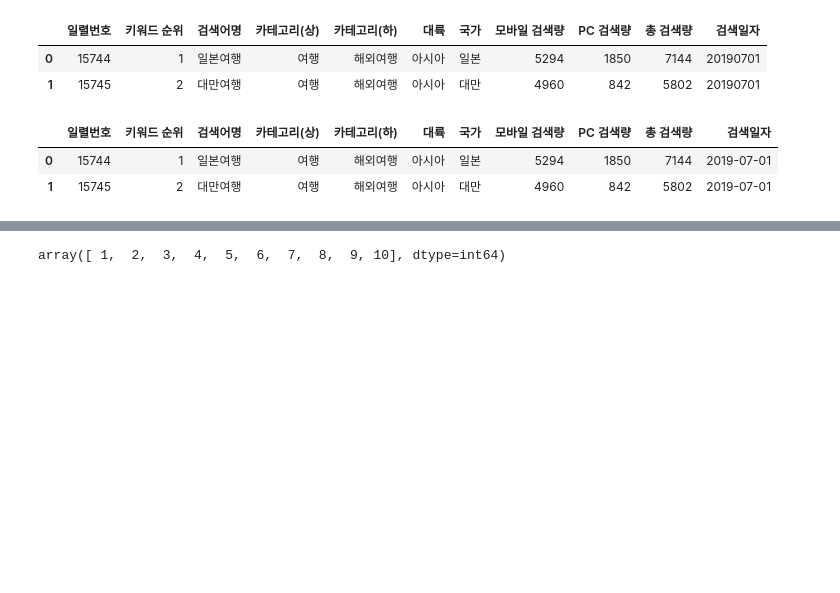
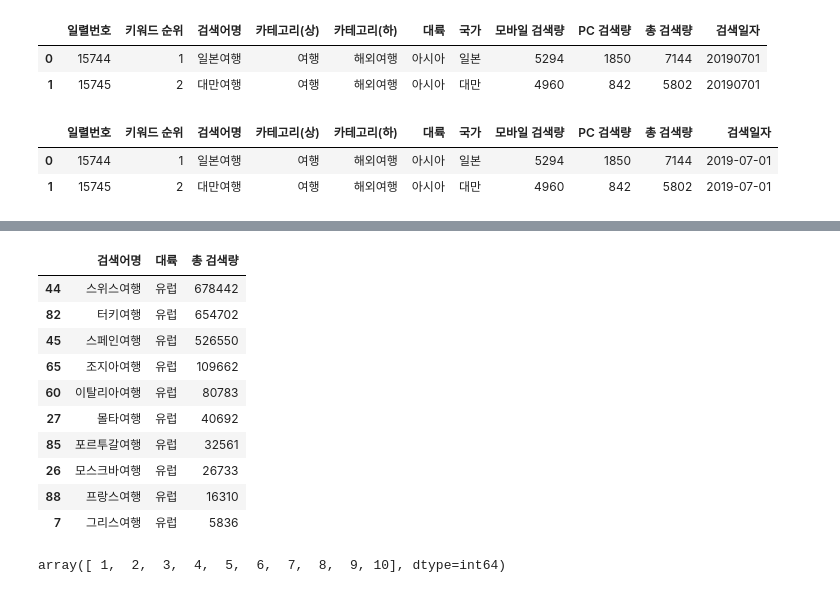
Before and after one commit to choeyeonu2411/travel-app, a Jupyter notebook: travel.ipynb, the cells around one changed output, grey strips where cells are left out. Saved outputs shown, nothing was run; the diff lists cells and outputs as text; code cells hidden in the pictures; blank space fills up the shorter version.

```diff
--- a/travel.ipynb
+++ b/travel.ipynb
@@ -81,3 +101,17 @@ df[df['총 검색량'] == 0]
+# %%
+df_world[df_world['대륙']=='유럽'].sort_values('총 검색량',ascending=False).head(10)
+# %% [output]
+|  | 검색어명 | 대륙 | 총 검색량 |
+| 44 | 스위스여행 | 유럽 | 678442 |
+| 82 | 터키여행 | 유럽 | 654702 |
+| 45 | 스페인여행 | 유럽 | 526550 |
+| 65 | 조지아여행 | 유럽 | 109662 |
+| 60 | 이탈리아여행 | 유럽 | 80783 |
+| 27 | 몰타여행 | 유럽 | 40692 |
+| 85 | 포르투갈여행 | 유럽 | 32561 |
+| 26 | 모스크바여행 | 유럽 | 26733 |
+| 88 | 프랑스여행 | 유럽 | 16310 |
+| 7 | 그리스여행 | 유럽 | 5836 |
 # %%
 df['키워드 순위'].unique()
 # %% [output]
```
Also changed, not shown: parts of 8 cells of this notebook, 3 other files.
